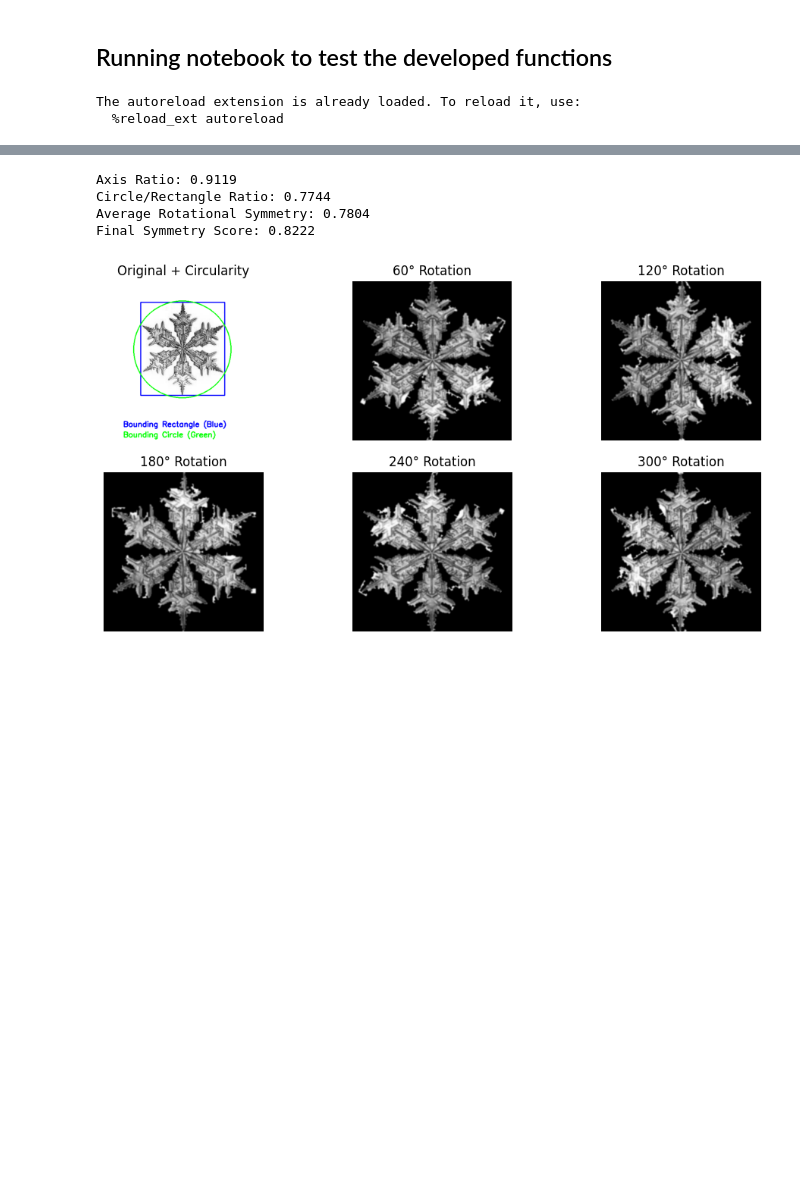
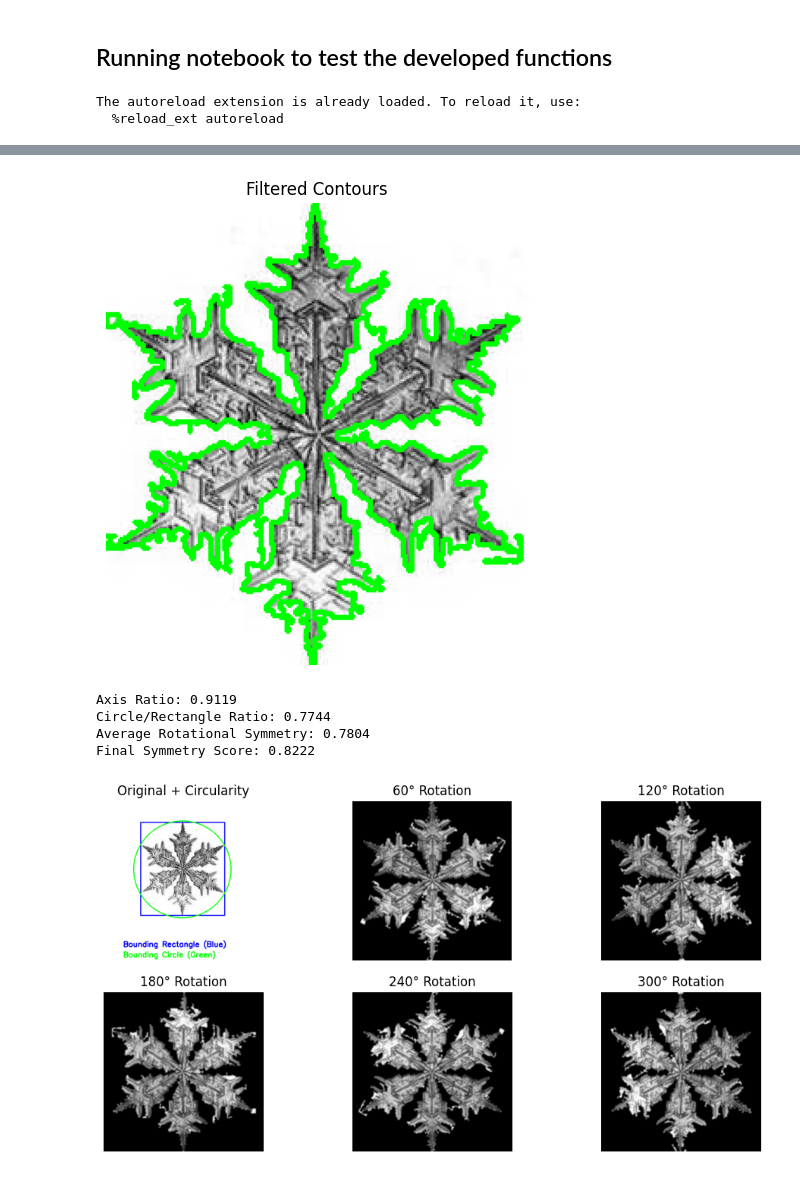
Before and after one commit to lusxvr/sf_ranking, a Jupyter notebook: dev.ipynb, the cells around one changed output, grey strips where cells are left out. Cells and saved outputs as stored; diff of their text form; code cells hidden in the pictures; blank space fills up the shorter version.

```diff
--- a/dev.ipynb
+++ b/dev.ipynb
@@ -50,3 +53,13 @@ Size:  (267, 244, 3)
+# %%
+filtered_contour_image, filtered_contours = cd.filter_contours(preprocessed_image, contours, min_area=100, max_area=10000)#, circularity_threshold=0.01)
+
+plt.figure(figsize=(6, 6))
+plt.title("Filtered Contours")
+plt.imshow(cv2.cvtColor(filtered_contour_image, cv2.COLOR_BGR2RGB))
+plt.axis('off')
+plt.show()
+# %% [output]
+[figure, added]
 # %%
 score = sa.analyze_symmetry(preprocessed_image, filtered_contours, vis=True)
 # %% [output]
```
Also changed, not shown: parts of 5 cells of this notebook, 8 other files.
